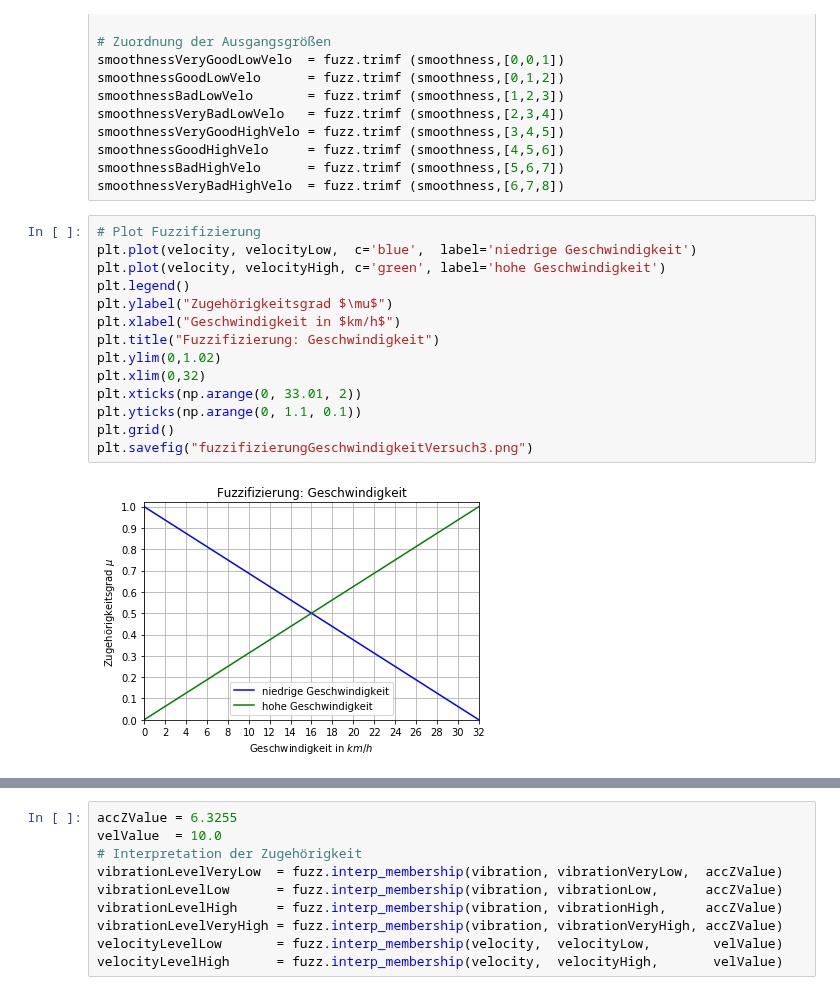
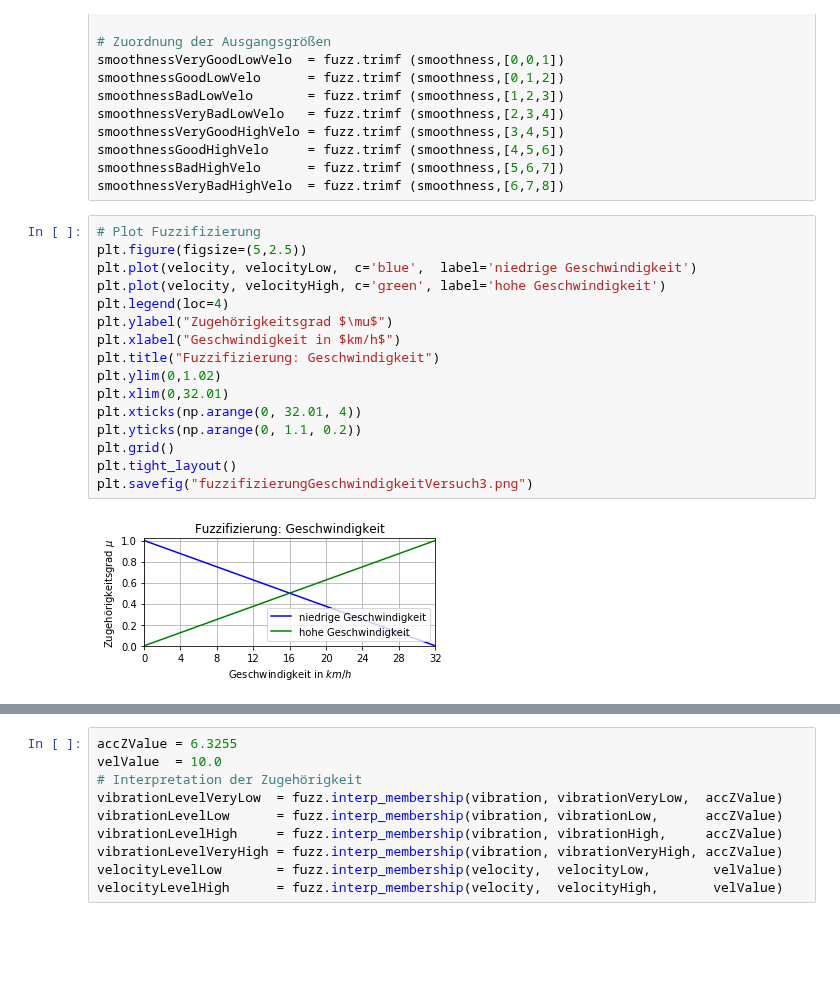
Before and after one commit to SandGreif/FahrradwegeKlassifizierung, a Jupyter notebook: daten_labeln/fuzzyLogic.ipynb, the cells around one changed output, grey strips where cells are left out. Cells and saved outputs as stored; diff of their text form; blank space fills up the shorter version.

```diff
--- a/daten_labeln/fuzzyLogic.ipynb
+++ b/daten_labeln/fuzzyLogic.ipynb
@@ -576,19 +590,21 @@ smoothnessBadHighVelo      = fuzz.trimf (smoothness,[5,6,7])
 smoothnessVeryBadHighVelo  = fuzz.trimf (smoothness,[6,7,8])
 # %%
 # Plot Fuzzifizierung
+plt.figure(figsize=(5,2.5))
 plt.plot(velocity, velocityLow,  c='blue',  label='niedrige Geschwindigkeit')
 plt.plot(velocity, velocityHigh, c='green', label='hohe Geschwindigkeit')
-plt.legend()
+plt.legend(loc=4)
 plt.ylabel("Zugehörigkeitsgrad $\mu$")
 plt.xlabel("Geschwindigkeit in $km/h$")
 plt.title("Fuzzifizierung: Geschwindigkeit")
 plt.ylim(0,1.02)
-plt.xlim(0,32)
-plt.xticks(np.arange(0, 33.01, 2))
-plt.yticks(np.arange(0, 1.1, 0.1))
+plt.xlim(0,32.01)
+plt.xticks(np.arange(0, 32.01, 4))
+plt.yticks(np.arange(0, 1.1, 0.2))
 plt.grid()
+plt.tight_layout()
 plt.savefig("fuzzifizierungGeschwindigkeitVersuch3.png")
 # %% [output]
-[figure, old version]
+[figure, new version]
 # %%
 # PLot Fahrqualität / Geschwindigkeitsbereich
```
Also changed, not shown: parts of 19 cells of this notebook, 13 other files.
